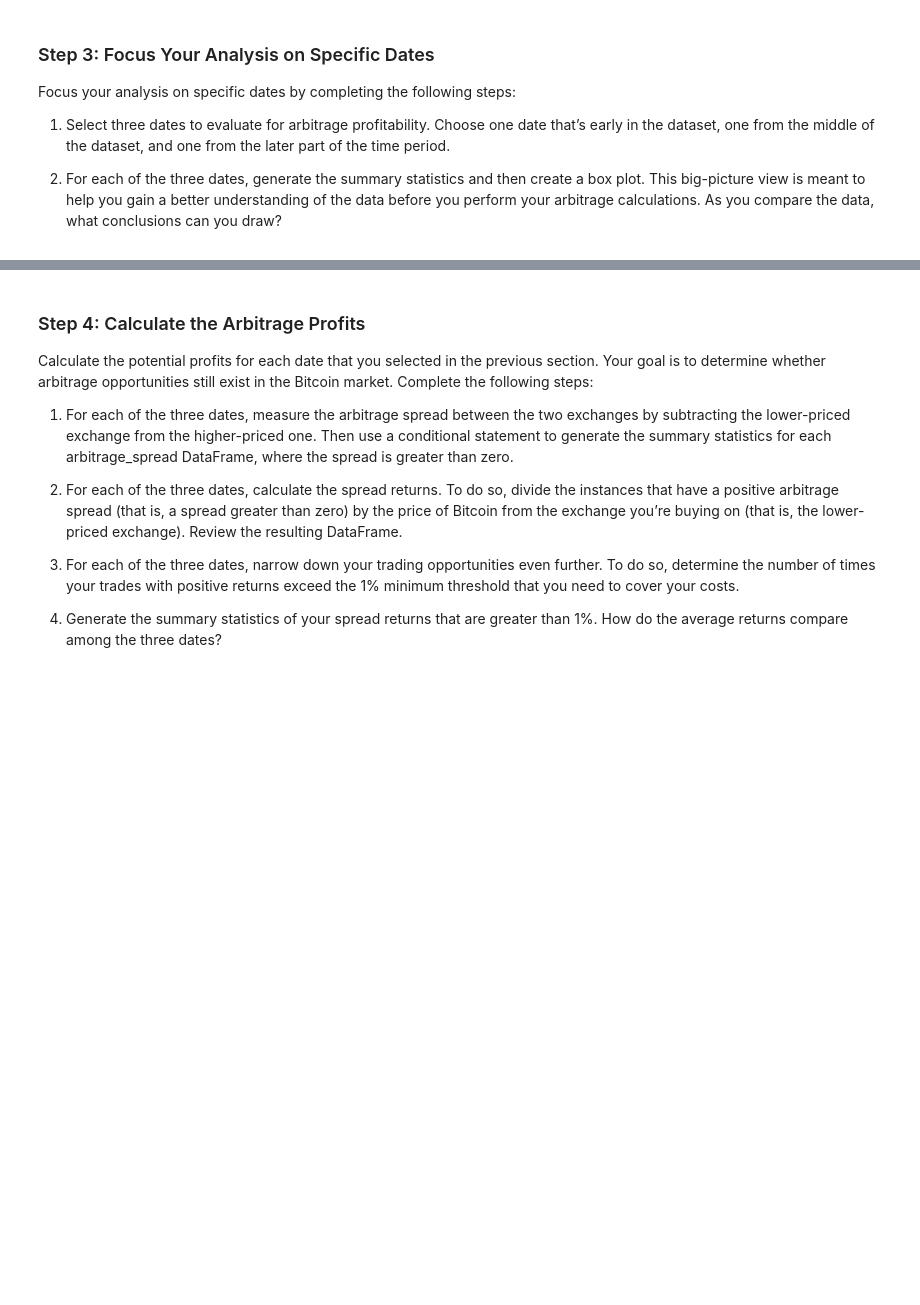
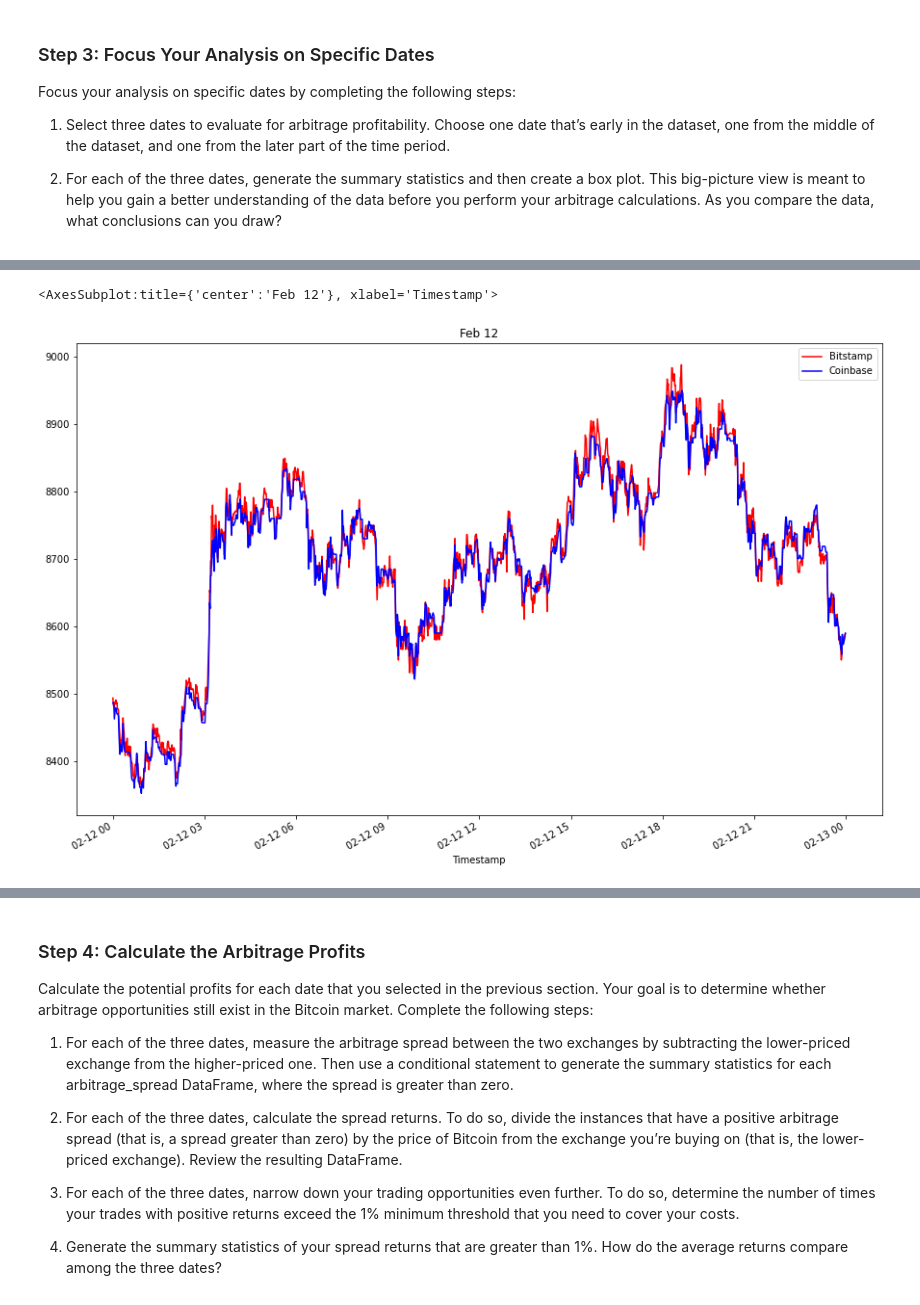
Before and after one commit to habibi242/Crypto_arbitrage, a Jupyter notebook: crypto_arbitrage.ipynb, the cells around one changed output, grey strips where cells are left out. Drawn from its saved outputs; the diff is of its cells as text; code cells hidden in the pictures; blank space fills up the shorter version.

```diff
--- a/crypto_arbitrage.ipynb
+++ b/crypto_arbitrage.ipynb
@@ -353,7 +373,14 @@ SyntaxError: invalid syntax (<ipython-input-243-9c1f332784dd>, line 3)
 # %%
 # Create an overlay plot that visualizes the two dataframes over a period of one day from the middle of the dataset.
 # Be sure that the plots include the parameters `legend`, `figsize`, `title`, `color` and `label`
 # YOUR CODE HERE
+bitstamp_sliced['Close'].loc['2018-2-12'].plot(
+    legend=True, figsize=(15, 10), title="Feb 12", color="red", label="Bitstamp")
+coinbase_sliced['Close'].loc['2018-2-12'].plot(
+    legend=True, figsize=(15, 10), color="blue", label="Coinbase")
+# %% [output]
+<AxesSubplot:title={'center':'Feb 12'}, xlabel='Timestamp'>
+[figure, added]
 # %%
 # Using the date in the middle that you have selected, calculate the arbitrage spread
 # by subtracting the bitstamp lower closing prices from the coinbase higher closing prices
```
Also changed, not shown: parts of 22 cells of this notebook.
